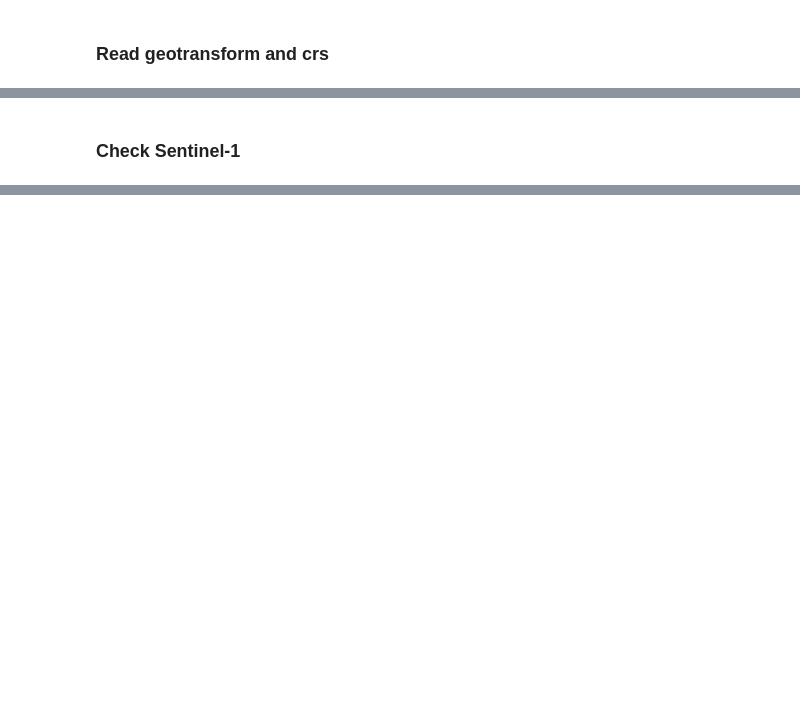
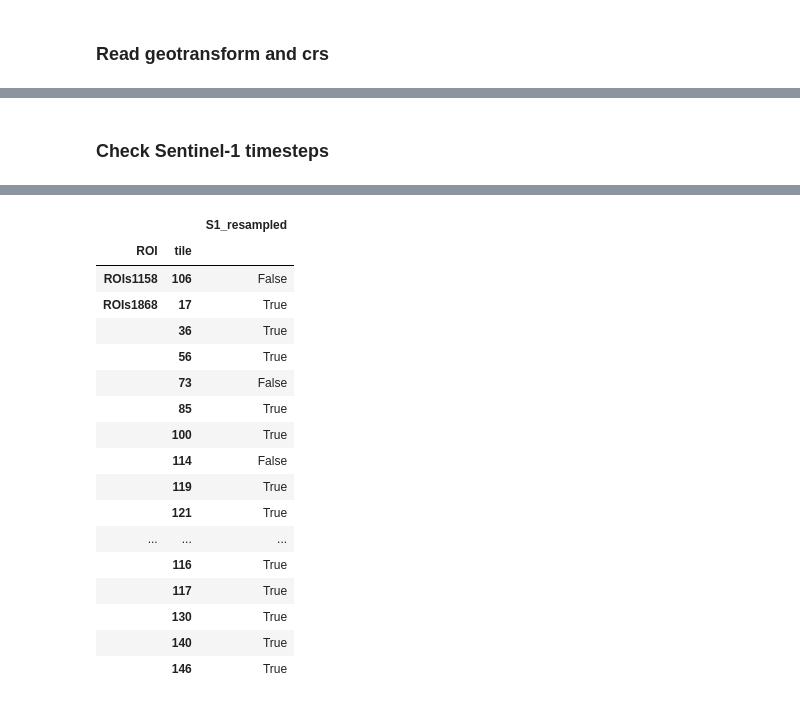
Before and after one commit to shaprann/spatiotemporal, a Jupyter notebook: scripts/check_resampling.ipynb, the cells around one changed output, grey strips where cells are left out. Saved outputs shown, nothing was run; the diff lists cells and outputs as text; code cells hidden in the pictures; blank space fills up the shorter version.

```diff
--- a/scripts/check_resampling.ipynb
+++ b/scripts/check_resampling.ipynb
@@ -41,7 +88,8 @@ s2_tiles_resampled
 # %% [markdown]
-### Check Sentinel-1
+### Check Sentinel-1 timesteps
 # %%
 with dataset_manager.stats.progressbar(tqdm), dataset_manager.stats.force_overwrite(), dataset_manager.stats.force_compute():
-    s1_tiles_resampled = dataset_manager.stats.S1_resampled
+    s1_tiles_resampling = dataset_manager.stats.S1_resampled
 
-s1_tiles_resampled
+s1_tiles_resampling
+# %% [output]
@@ -47,0 +98,18 @@ s1_tiles_resampled
+|  |  | S1_resampled |
+| ROI | tile |  |
+| ROIs1158 | 106 | False |
+| ROIs1868 | 17 | True |
+|  | 36 | True |
+|  | 56 | True |
+|  | 73 | False |
+|  | 85 | True |
+|  | 100 | True |
+|  | 114 | False |
+|  | 119 | True |
+|  | 121 | True |
+| ... | ... | ... |
+|  | 116 | True |
+|  | 117 | True |
+|  | 130 | True |
+|  | 140 | True |
+|  | 146 | True |
```
Also changed, not shown: parts of 14 cells of this notebook, 14 other files.
